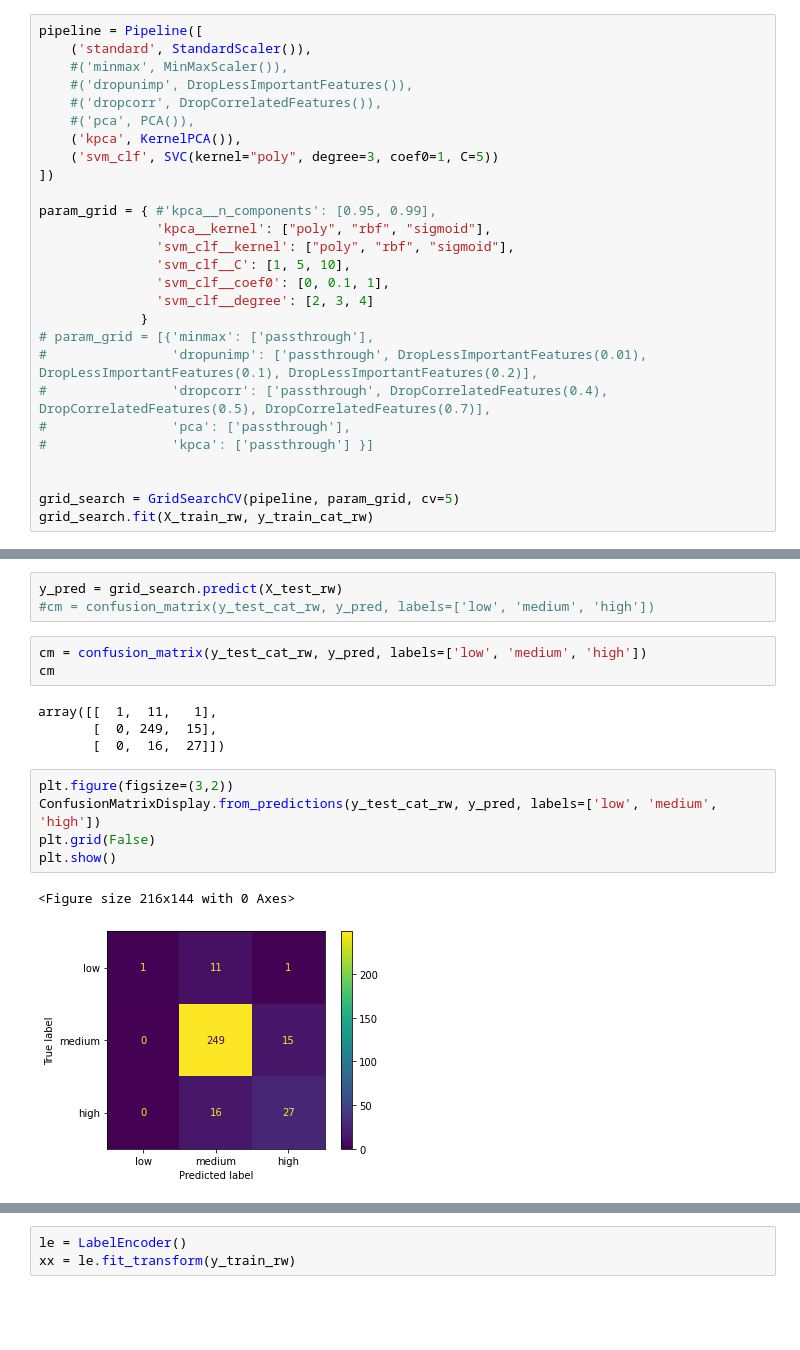
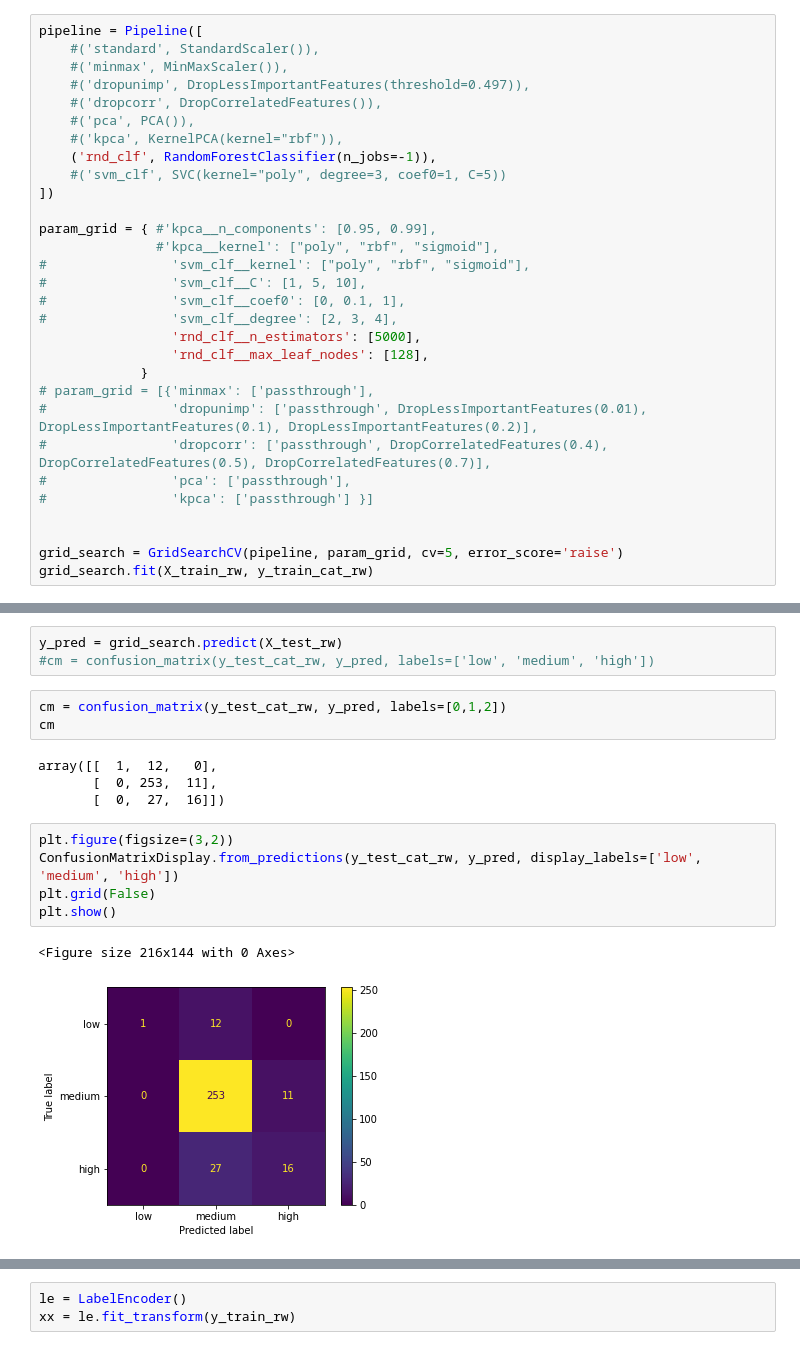
Before and after one commit to fod/machine-learning-statistics, a Jupyter notebook: scikit-learn.ipynb, the cells around one changed output, grey strips where cells are left out. Saved outputs shown, nothing was run; the diff lists cells and outputs as text; blank space fills up the shorter version.

```diff
--- a/scikit-learn.ipynb
+++ b/scikit-learn.ipynb
@@ -500,21 +506,24 @@ kpca_ww = KernelPCA(n_components=3, kernel="rbf", gamma=0.04)
 X_kpca_ww = kpca_ww.fit_transform(X_std_ww)
 # %%
 pipeline = Pipeline([
-    ('standard', StandardScaler()),
+    #('standard', StandardScaler()),
     #('minmax', MinMaxScaler()),
-    #('dropunimp', DropLessImportantFeatures()),
+    #('dropunimp', DropLessImportantFeatures(threshold=0.497)),
     #('dropcorr', DropCorrelatedFeatures()),
     #('pca', PCA()),
-    ('kpca', KernelPCA()),
-    ('svm_clf', SVC(kernel="poly", degree=3, coef0=1, C=5))
+    #('kpca', KernelPCA(kernel="rbf")),
+    ('rnd_clf', RandomForestClassifier(n_jobs=-1)),
+    #('svm_clf', SVC(kernel="poly", degree=3, coef0=1, C=5))
 ])
 
 param_grid = { #'kpca__n_components': [0.95, 0.99],
-               'kpca__kernel': ["poly", "rbf", "sigmoid"],
-               'svm_clf__kernel': ["poly", "rbf", "sigmoid"],
-               'svm_clf__C': [1, 5, 10],
-               'svm_clf__coef0': [0, 0.1, 1],
-               'svm_clf__degree': [2, 3, 4]
+               #'kpca__kernel': ["poly", "rbf", "sigmoid"],
+#                'svm_clf__kernel': ["poly", "rbf", "sigmoid"],
+#                'svm_clf__C': [1, 5, 10],
+#                'svm_clf__coef0': [0, 0.1, 1],
+#                'svm_clf__degree': [2, 3, 4],
+                 'rnd_clf__n_estimators': [5000],
+                 'rnd_clf__max_leaf_nodes': [128],
              }
 # param_grid = [{'minmax': ['passthrough'],
 #                'dropunimp': ['passthrough', DropLessImportantFeatures(0.01), DropLessImportantFeatures(0.1), DropLessImportantFeatures(0.2)],
@@ -523,6 +532,6 @@ param_grid = { #'kpca__n_components': [0.95, 0.99],
 #                'kpca': ['passthrough'] }]
 
 
-grid_search = GridSearchCV(pipeline, param_grid, cv=5)
+grid_search = GridSearchCV(pipeline, param_grid, cv=5, error_score='raise')
 grid_search.fit(X_train_rw, y_train_cat_rw)
 # %% [output]
@@ -567,20 +554,20 @@ grid_search.best_score_
 y_pred = grid_search.predict(X_test_rw)
 #cm = confusion_matrix(y_test_cat_rw, y_pred, labels=['low', 'medium', 'high'])
 # %%
-cm = confusion_matrix(y_test_cat_rw, y_pred, labels=['low', 'medium', 'high'])
+cm = confusion_matrix(y_test_cat_rw, y_pred, labels=[0,1,2])
 cm
 # %% [output]
-array([[  1,  11,   1],
-       [  0, 249,  15],
-       [  0,  16,  27]])
+array([[  1,  12,   0],
+       [  0, 253,  11],
+       [  0,  27,  16]])
 # %%
 plt.figure(figsize=(3,2))
-ConfusionMatrixDisplay.from_predictions(y_test_cat_rw, y_pred, labels=['low', 'medium', 'high'])
+ConfusionMatrixDisplay.from_predictions(y_test_cat_rw, y_pred, display_labels=['low', 'medium', 'high'])
 plt.grid(False)
 plt.show()
 # %% [output]
 <Figure size 216x144 with 0 Axes>
-[figure, old version]
+[figure, new version]
 # %%
 precision = precision_score(y_test_cat_rw, y_pred, average='weighted')
 recall = recall_score(y_test_cat_rw, y_pred, average='weighted')
```
Also changed, not shown: parts of 19 cells of this notebook.
